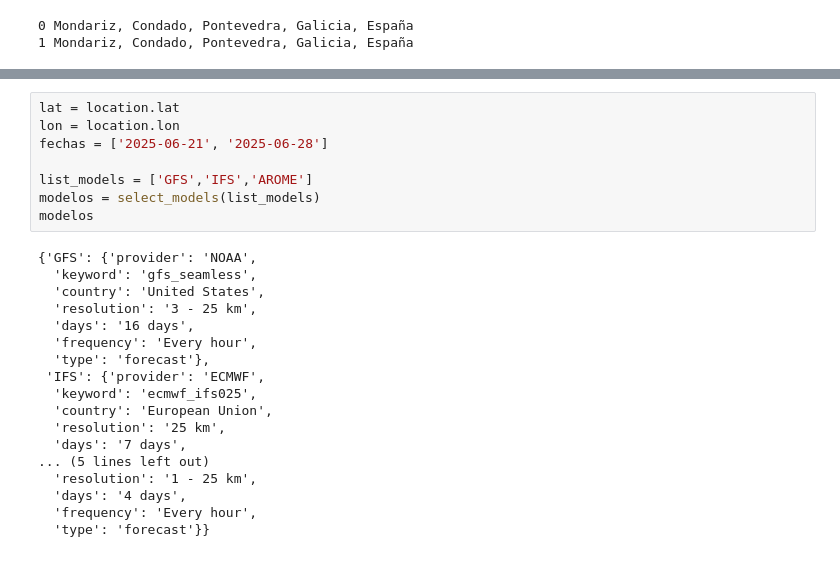
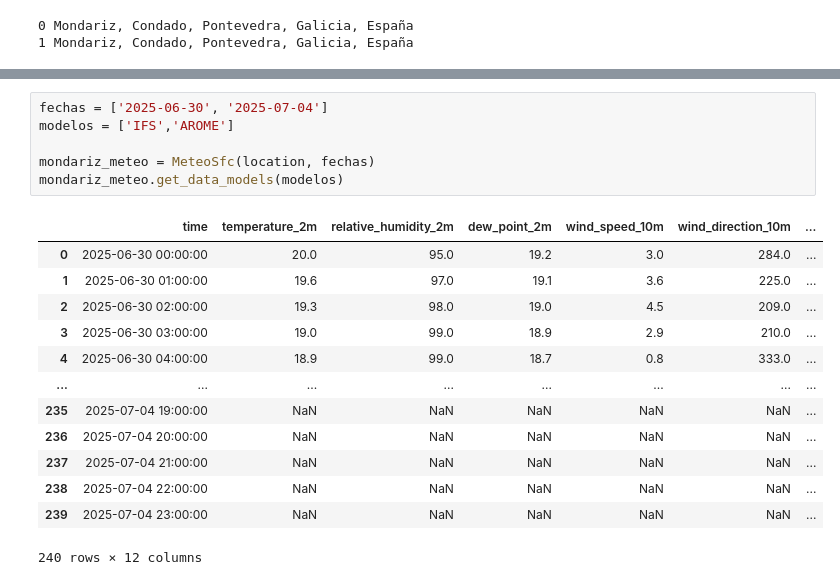
Before and after one commit to vrieraj/open-meteograms, a Jupyter notebook: example_use.ipynb, the cells around one changed output, grey strips where cells are left out. Cells and saved outputs as stored; diff of their text form.

Commit message:
forecast VS archive

```diff
--- a/example_use.ipynb
+++ b/example_use.ipynb
@@ -31,26 +32,20 @@ location.__dict__
 # %%
-lat = location.lat
-lon = location.lon
-fechas = ['2025-06-21', '2025-06-28']
+fechas = ['2025-06-30', '2025-07-04']
+modelos = ['IFS','AROME']
 
-list_models = ['GFS','IFS','AROME']
-modelos = select_models(list_models)
-modelos
+mondariz_meteo = MeteoSfc(location, fechas)
+mondariz_meteo.get_data_models(modelos)
 # %% [output]
+|  | time | temperature_2m | relative_humidity_2m | dew_point_2m | wind_speed_10m | wind_direction_10m | ... |
+| 0 | 2025-06-30 00:00:00 | 20.0 | 95.0 | 19.2 | 3.0 | 284.0 | ... |
+| 1 | 2025-06-30 01:00:00 | 19.6 | 97.0 | 19.1 | 3.6 | 225.0 | ... |
+| 2 | 2025-06-30 02:00:00 | 19.3 | 98.0 | 19.0 | 4.5 | 209.0 | ... |
+| 3 | 2025-06-30 03:00:00 | 19.0 | 99.0 | 18.9 | 2.9 | 210.0 | ... |
+| 4 | 2025-06-30 04:00:00 | 18.9 | 99.0 | 18.7 | 0.8 | 333.0 | ... |
+| ... | ... | ... | ... | ... | ... | ... | ... |
+| 235 | 2025-07-04 19:00:00 | NaN | NaN | NaN | NaN | NaN | ... |
+| 236 | 2025-07-04 20:00:00 | NaN | NaN | NaN | NaN | NaN | ... |
+| 237 | 2025-07-04 21:00:00 | NaN | NaN | NaN | NaN | NaN | ... |
+| 238 | 2025-07-04 22:00:00 | NaN | NaN | NaN | NaN | NaN | ... |
+| 239 | 2025-07-04 23:00:00 | NaN | NaN | NaN | NaN | NaN | ... |
-{'GFS': {'provider': 'NOAA',
-  'keyword': 'gfs_seamless',
-  'country': 'United States',
-  'resolution': '3 - 25 km',
-  'days': '16 days',
-  'frequency': 'Every hour',
-  'type': 'forecast'},
- 'IFS': {'provider': 'ECMWF',
-  'keyword': 'ecmwf_ifs025',
-  'country': 'European Union',
-  'resolution': '25 km',
-  'days': '7 days',
-... (5 lines left out)
-  'resolution': '1 - 25 km',
-  'days': '4 days',
-  'frequency': 'Every hour',
-  'type': 'forecast'}}
+240 rows × 12 columns
```
Also changed, not shown: parts of 6 cells of this notebook, 1 other file.
